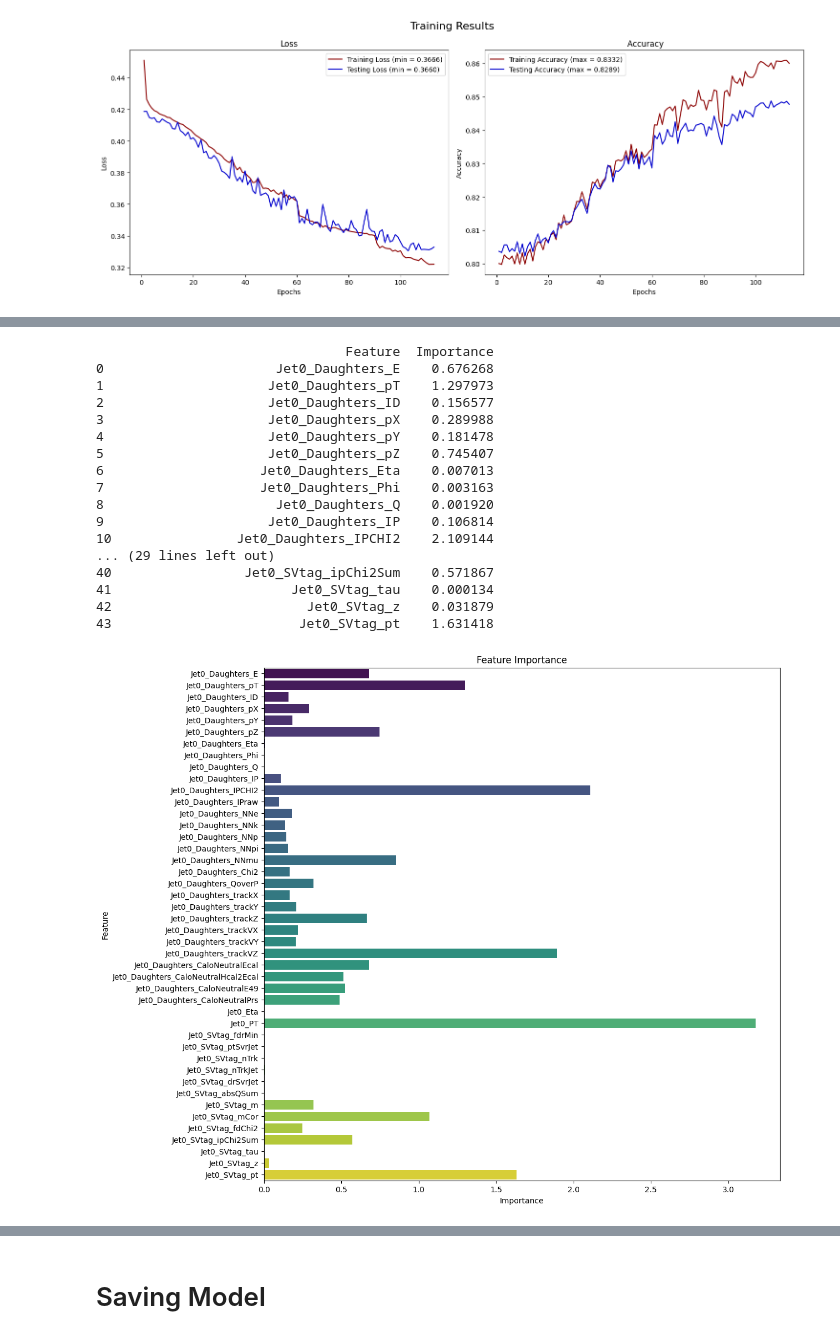
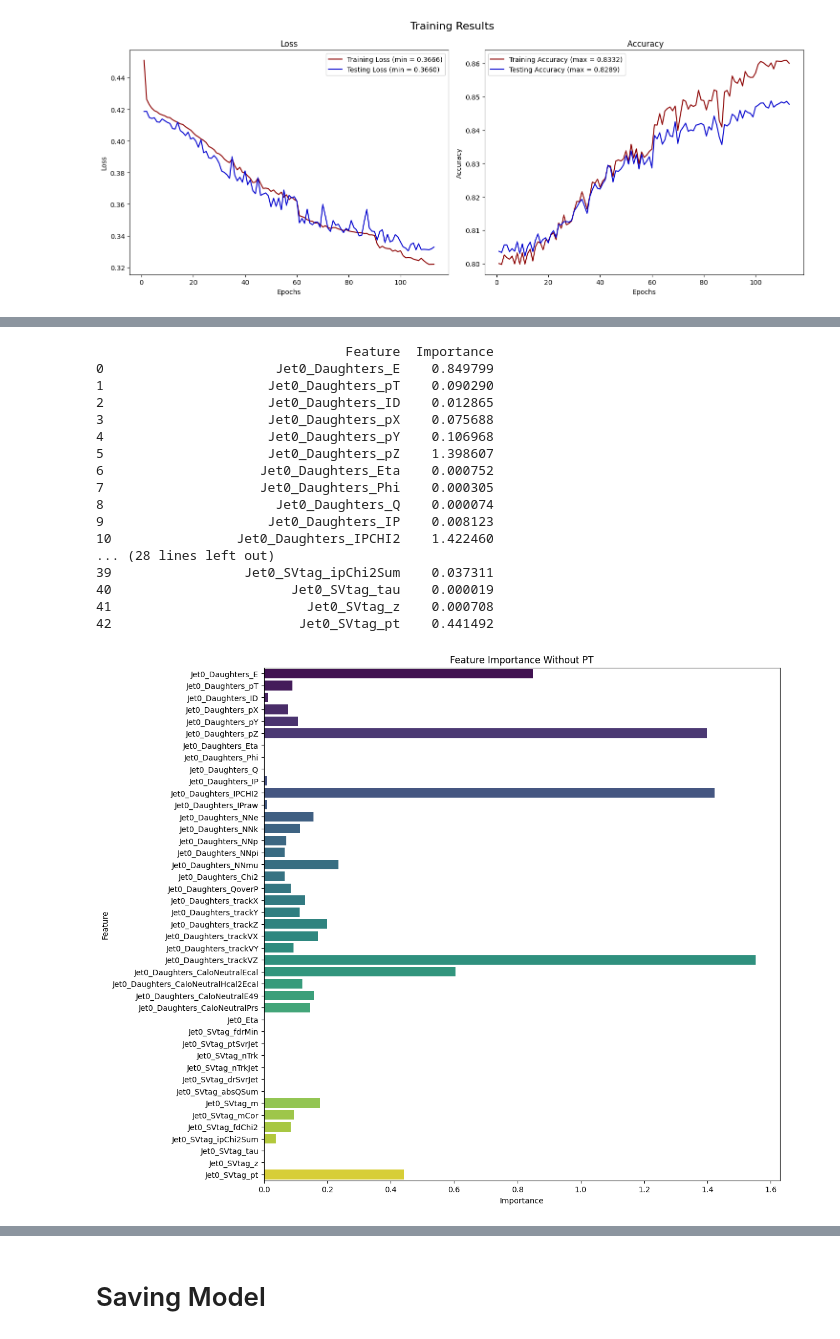
Before and after one commit to gpesticci/Jet-GNN, a Jupyter notebook: GNN.ipynb, the cells around one changed output, grey strips where cells are left out. Cells and saved outputs as stored; diff of their text form; code cells hidden in the pictures.

```diff
--- a/GNN.ipynb
+++ b/GNN.ipynb
@@ -587,0 +606,16 @@ plt.show()
+# %%
+# Plot ROC Curve and show AUC, mark optimal threshold (bkg rej = 1-fpr, sig eff = tpr)
+plt.figure(figsize=(10, 6))
+plt.plot(1-fpr, tpr, color='navy', label=f'ROC curve (AUC = {auc:.4f})')
+plt.plot([0, 1], [1, 0], color='grey', linestyle='--', label='Baseline (AUC = 0.5)')
+plt.axvline(x=(1-fpr)[optimal_idx], color='grey', linestyle='-.', label='Optimal threshold')
+plt.scatter((1-fpr)[optimal_idx], tpr[optimal_idx], color='red', label='Optimal point')
+plt.xlim([0.0, 1.0])
+plt.ylim([0.0, 1.0])
+plt.style.use('default')
+plt.ylabel('Signal Efficiency')
+plt.xlabel('Background Rejection')
+plt.title('Receiver Operating Characteristics (ROC)')
+plt.legend(loc='best')
+plt.grid(True)
+plt.show()
@@ -588,7 +624,11 @@ plt.show()
+# %%
+feature_cols.remove('Jet0_PT')
+t_data = create_graphs(test_df, feature_cols)
+t_loader = DataLoader(t_data, batch_size=64, shuffle=False)
 # %%
 # Prepare model
 model.eval()
-data = next(iter(test_loader))
+data = next(iter(t_loader))
 x, edge_index, batch = data.x, data.edge_index, data.batch
 
 # Construct a graph
@@ -596,51 +636,51 @@ G = nx.Graph()
 edges = list(zip(edge_index[0].numpy(), edge_index[1].numpy()))
 G.add_edges_from(edges)
 
-feature_importances = np.zeros(x.size(1)) #initialize with zeros for each feature
+feature_importances = np.zeros(x.size(1))
 
 # Calculate importance for each feature
 for feature_idx in range(x.size(1)):
     x_perturbed = x.clone()
     x_perturbed[:, feature_idx] = 0
 
     # Predict with original features
     with torch.no_grad():
         orig_pred = model(x, edge_index, batch)
         perturbed_pred = model(x_perturbed, edge_index, batch)
 
     # Compute importance - difference in predictions
     importance = torch.mean(torch.abs(orig_pred - perturbed_pred))
     feature_importances[feature_idx] = importance
 
 # Convert to DataFrame for visualization
 importance_df = pd.DataFrame({'Feature': feature_cols, 'Importance': feature_importances})
 
 # Print feature importances
 print(importance_df)
 
 # Plot feature importances
 plt.figure(figsize=(12, 12))
 sns.barplot(x='Importance', y='Feature', data=importance_df, palette='viridis', hue='Feature', dodge=False)
-plt.title('Feature Importance')
+plt.title('Feature Importance Without PT')
 plt.xlabel('Importance')
 plt.ylabel('Feature')
 plt.show()
 # %% [output]
                                 Feature  Importance
-0                      Jet0_Daughters_E    0.676268
-1                     Jet0_Daughters_pT    1.297973
-2                     Jet0_Daughters_ID    0.156577
-3                     Jet0_Daughters_pX    0.289988
-4                     Jet0_Daughters_pY    0.181478
-5                     Jet0_Daughters_pZ    0.745407
-6                    Jet0_Daughters_Eta    0.007013
-7                    Jet0_Daughters_Phi    0.003163
-8                      Jet0_Daughters_Q    0.001920
-9                     Jet0_Daughters_IP    0.106814
-10                Jet0_Daughters_IPCHI2    2.109144
-... (29 lines left out)
-40                 Jet0_SVtag_ipChi2Sum    0.571867
-41                       Jet0_SVtag_tau    0.000134
-42                         Jet0_SVtag_z    0.031879
-43                        Jet0_SVtag_pt    1.631418
+0                      Jet0_Daughters_E    0.849799
+1                     Jet0_Daughters_pT    0.090290
+2                     Jet0_Daughters_ID    0.012865
+3                     Jet0_Daughters_pX    0.075688
+4                     Jet0_Daughters_pY    0.106968
+5                     Jet0_Daughters_pZ    1.398607
+6                    Jet0_Daughters_Eta    0.000752
+7                    Jet0_Daughters_Phi    0.000305
+8                      Jet0_Daughters_Q    0.000074
+9                     Jet0_Daughters_IP    0.008123
+10                Jet0_Daughters_IPCHI2    1.422460
+... (28 lines left out)
+39                 Jet0_SVtag_ipChi2Sum    0.037311
+40                       Jet0_SVtag_tau    0.000019
+41                         Jet0_SVtag_z    0.000708
+42                        Jet0_SVtag_pt    0.441492
-[figure, old version]
+[figure, new version]
```
Also changed, not shown: parts of 28 cells of this notebook, 1 other file.
